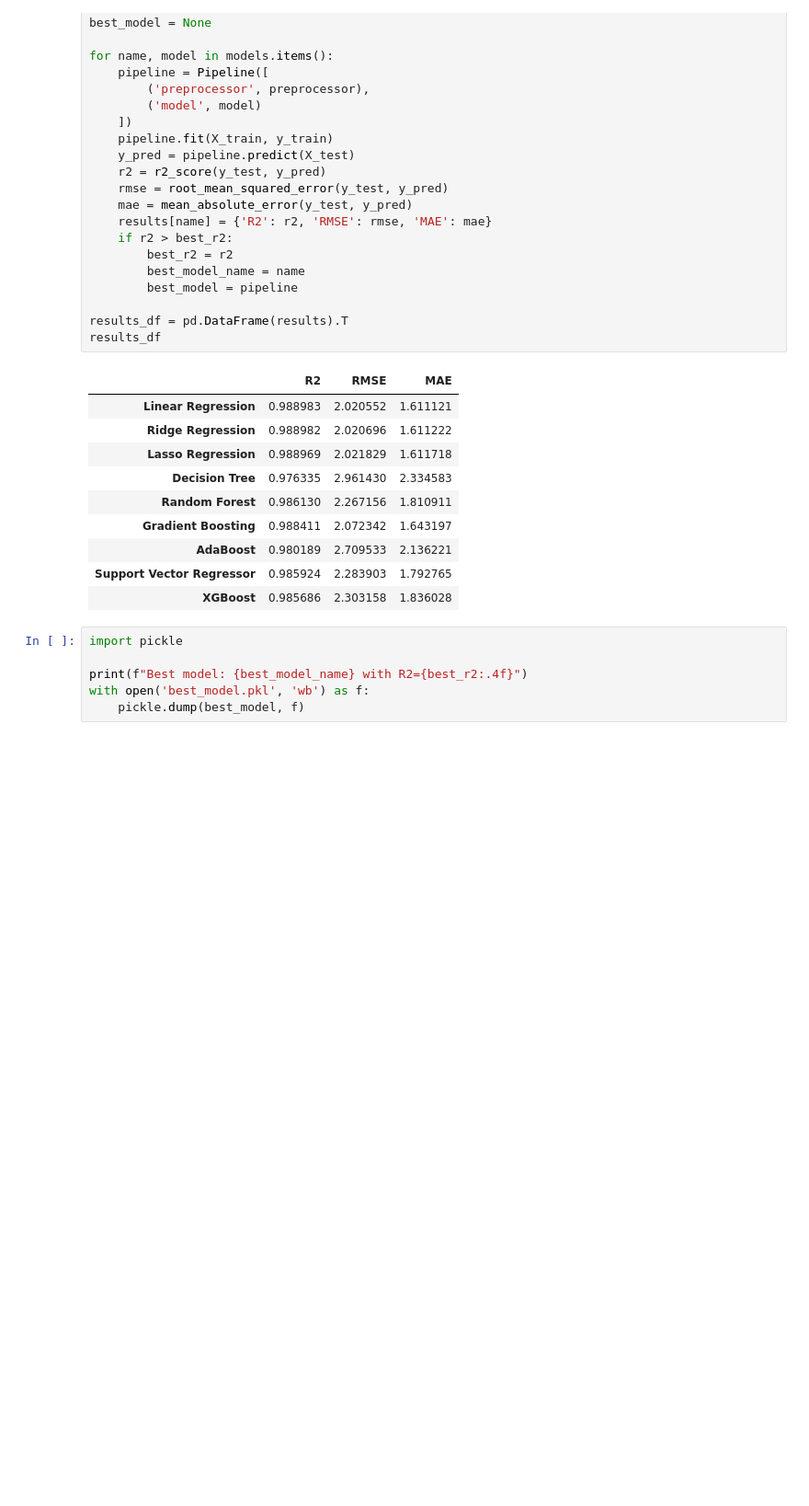
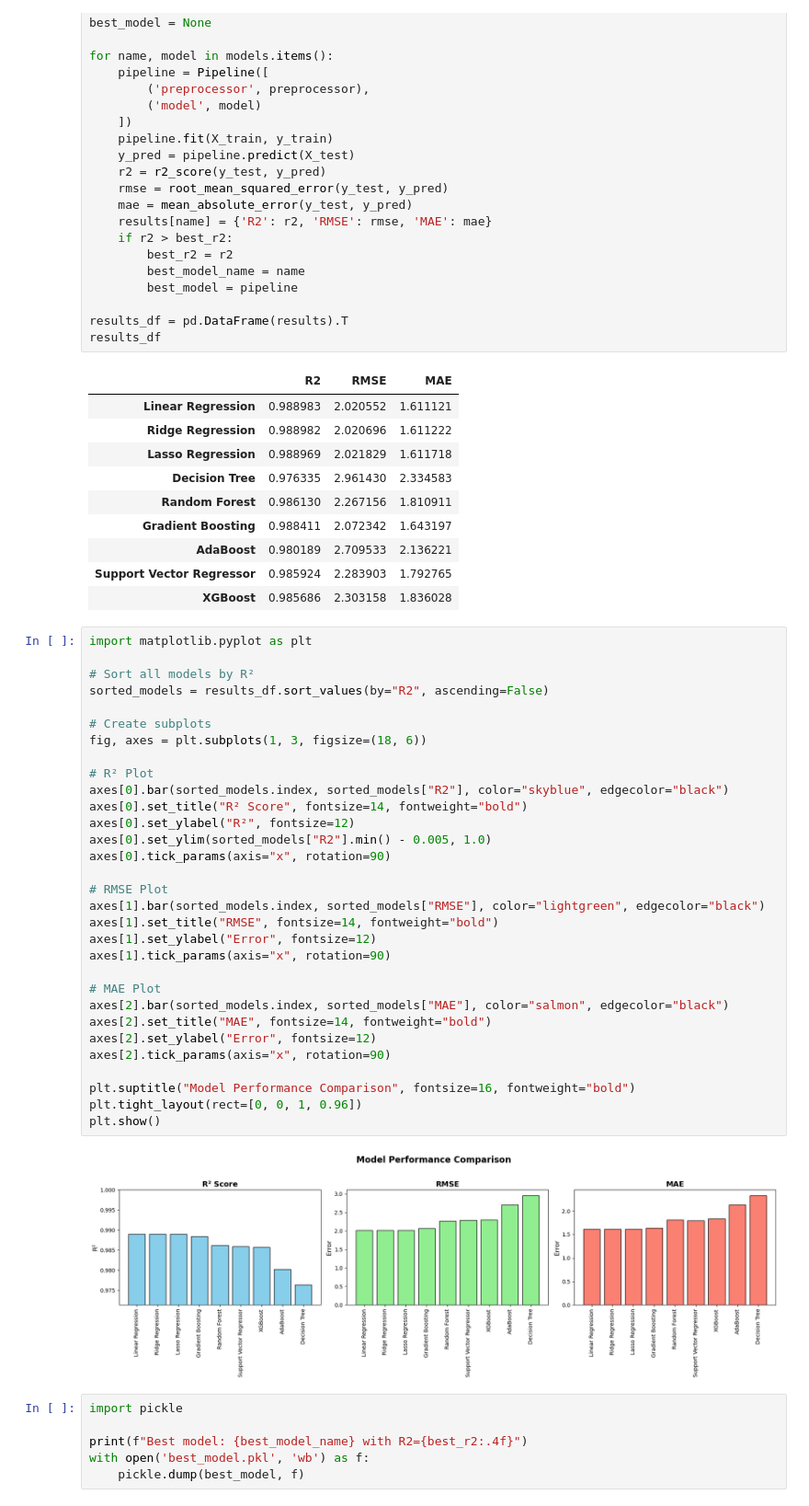
Before and after one commit to Harshit130127/Score_prediction_using_streamlit, a Jupyter notebook: student_exam_score_prediction.ipynb, the cells around one changed output. Shown at 92% size. Cells and saved outputs as stored; diff of their text form; blank space fills up the shorter version.

```diff
--- a/student_exam_score_prediction.ipynb
+++ b/student_exam_score_prediction.ipynb
@@ -225,6 +225,39 @@ results_df
 | AdaBoost | 0.980189 | 2.709533 | 2.136221 |
 | Support Vector Regressor | 0.985924 | 2.283903 | 1.792765 |
 | XGBoost | 0.985686 | 2.303158 | 1.836028 |
+# %%
+import matplotlib.pyplot as plt
+
+# Sort all models by R²
+sorted_models = results_df.sort_values(by="R2", ascending=False)
+
+# Create subplots
+fig, axes = plt.subplots(1, 3, figsize=(18, 6))
+
+# R² Plot
+axes[0].bar(sorted_models.index, sorted_models["R2"], color="skyblue", edgecolor="black")
+axes[0].set_title("R² Score", fontsize=14, fontweight="bold")
+axes[0].set_ylabel("R²", fontsize=12)
+axes[0].set_ylim(sorted_models["R2"].min() - 0.005, 1.0)
+axes[0].tick_params(axis="x", rotation=90)
+
+# RMSE Plot
+axes[1].bar(sorted_models.index, sorted_models["RMSE"], color="lightgreen", edgecolor="black")
+axes[1].set_title("RMSE", fontsize=14, fontweight="bold")
+axes[1].set_ylabel("Error", fontsize=12)
+axes[1].tick_params(axis="x", rotation=90)
+
+# MAE Plot
+axes[2].bar(sorted_models.index, sorted_models["MAE"], color="salmon", edgecolor="black")
+axes[2].set_title("MAE", fontsize=14, fontweight="bold")
+axes[2].set_ylabel("Error", fontsize=12)
+axes[2].tick_params(axis="x", rotation=90)
+
+plt.suptitle("Model Performance Comparison", fontsize=16, fontweight="bold")
+plt.tight_layout(rect=[0, 0, 1, 0.96])
+plt.show()
+# %% [output]
+[figure, added]
 # %%
 import pickle
 
```
Also changed, not shown: parts of 5 cells of this notebook.
